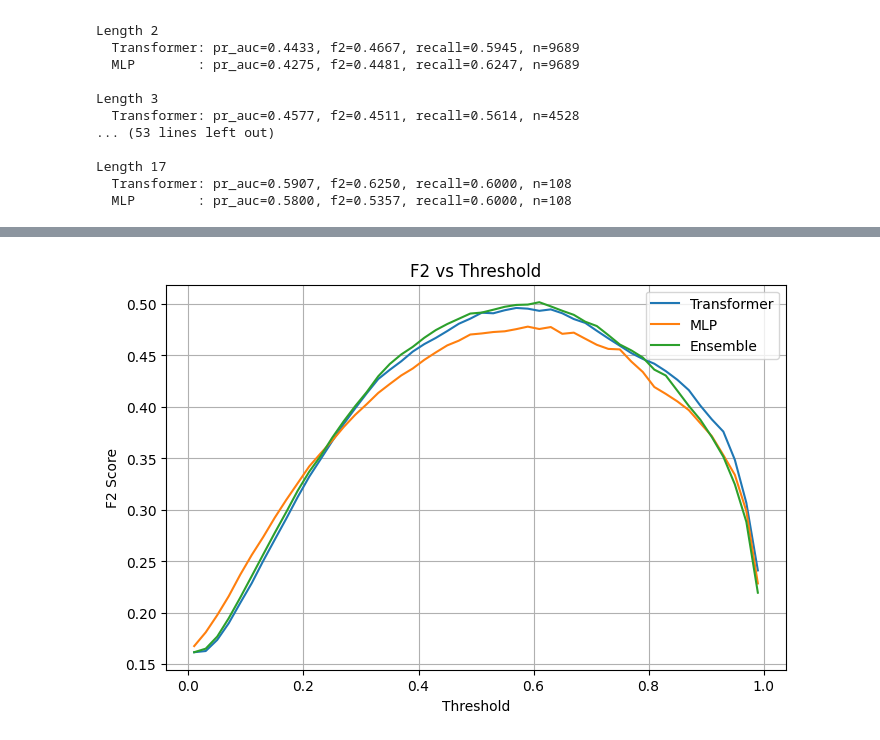
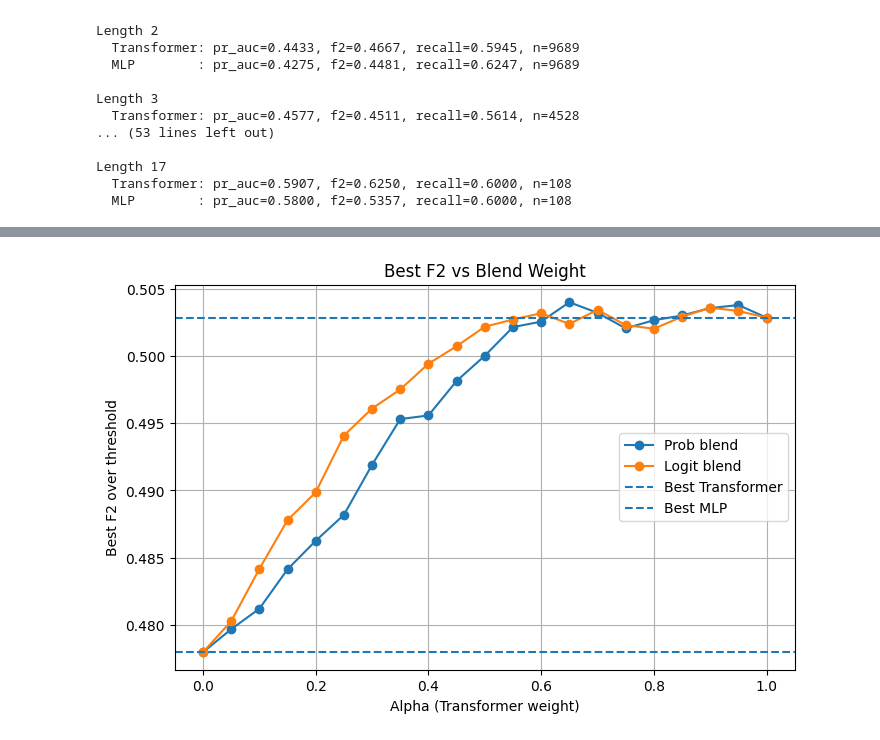
Before and after one commit to leesean5150/DL_project, a Jupyter notebook: ModelTrainer.ipynb, the cells around one changed output, grey strips where cells are left out. Cells and saved outputs as stored; diff of their text form; code cells hidden in the pictures.

```diff
--- a/ModelTrainer.ipynb
+++ b/ModelTrainer.ipynb
@@ -421,10 +534,10 @@ def print_metrics(title, metrics):
         if k in metrics:
             print(f"{k:>10s}: {metrics[k]:.4f}" if isinstance(metrics[k], float) else f"{k:>10s}: {metrics[k]}")
 # %%
-device = torch.device("cuda" if torch.cuda.is_available() else "cpu")
+device = get_device()
 THRESHOLD = 0.5
 
-transformer_ckpt_path = "checkpoints/Transformer_AE_error/best.pt"
+transformer_ckpt_path = "checkpoints/Transformer_AE_V3/best.pt"
 mlp_ckpt_path = "checkpoints/MLP_baseline/best.pt"
 
 transformer_model, transformer_ckpt, transformer_extra = build_model_from_checkpoint(
@@ -541,6 +654,8 @@ Length 17
   MLP        : pr_auc=0.5800, f2=0.5357, recall=0.6000, n=108
 # %%
 # Run threshold sweep
+import matplotlib.pyplot as plt
+
 def threshold_sweep(pred_dict, thresholds=np.linspace(0.01, 0.99, 50)):
     y_true = pred_dict["labels"]
     logits = pred_dict["logits"]
@@ -675,49 +790,68 @@ print("Best MLP:", best_mlp)
 print("Best Ensemble (prob blend):", best_ensemble_prob)
 print("Best Ensemble (logit blend):", best_ensemble_logit)
 
+def best_per_alpha(sweep_results, metric="f2"):
+    grouped = {}
+
+    for row in sweep_results:
+        alpha = row["alpha"]
+        if alpha not in grouped or row[metric] > grouped[alpha][metric]:
+            grouped[alpha] = row
+
+    return [grouped[a] for a in sorted(grouped.keys())]
+
+best_prob_per_alpha = best_per_alpha(ensemble_prob_sweep, metric="f2")
+best_logit_per_alpha = best_per_alpha(ensemble_logit_sweep, metric="f2")
+
+print("\nBest probability-blend result per alpha:")
+for row in best_prob_per_alpha:
+    print(
+        f"alpha={row['alpha']:.2f}  "
+        f"threshold={row['threshold']:.2f}  "
+        f"f2={row['f2']:.4f}  "
+        f"precision={row['precision']:.4f}  "
+        f"recall={row['recall']:.4f}"
+    )
+
+print("\nBest logit-blend result per alpha:")
+for row in best_logit_per_alpha:
+    print(
+        f"alpha={row['alpha']:.2f}  "
+        f"threshold={row['threshold']:.2f}  "
+        f"f2={row['f2']:.4f}  "
+        f"precision={row['precision']:.4f}  "
+        f"recall={row['recall']:.4f}"
+    )
 
 def plot_metric(sweep, label, metric="f2"):
     thresholds = [x["threshold"] for x in sweep]
     values = [x[metric] for x in sweep]
     plt.plot(thresholds, values, label=label)
 
-plt.figure(figsize=(8,5))
 
-plot_metric(transformer_sweep, "Transformer", "f2")
-plot_metric(mlp_sweep, "MLP", "f2")
-plot_metric(ensemble_prob_sweep, "Ensemble", "f2")
+plt.figure(figsize=(8, 5))
 
-plt.xlabel("Threshold")
-plt.ylabel("F2 Score")
-plt.title("F2 vs Threshold")
+plt.plot(
+    [row["alpha"] for row in best_prob_per_alpha],
+    [row["f2"] for row in best_prob_per_alpha],
+    marker="o",
+    label="Prob blend",
+)
+
+plt.plot(
+    [row["alpha"] for row in best_logit_per_alpha],
+    [row["f2"] for row in best_logit_per_alpha],
+    marker="o",
+    label="Logit blend",
+)
+
+plt.axhline(best_transformer["f2"], linestyle="--", label="Best Transformer")
+plt.axhline(best_mlp["f2"], linestyle="--", label="Best MLP")
+
+plt.xlabel("Alpha (Transformer weight)")
+plt.ylabel("Best F2 over threshold")
+plt.title("Best F2 vs Blend Weight")
 plt.legend()
 plt.grid(True)
 plt.show()
-
-plt.figure(figsize=(8,5))
-
-plt.plot(
-    [x["recall"] for x in transformer_sweep],
-    [x["precision"] for x in transformer_sweep],
-    label="Transformer"
-)
-
-plt.plot(
-    [x["recall"] for x in mlp_sweep],
-    [x["precision"] for x in mlp_sweep],
-    label="MLP"
-)
-
-plt.plot(
-    [x["recall"] for x in ensemble_blend_sweep],
-    [x["precision"] for x in ensemble_blend_sweep],
-    label="Ensemble"
-)
-
-plt.xlabel("Recall")
-plt.ylabel("Precision")
-plt.title("Precision-Recall Curve (Threshold Sweep)")
-plt.legend()
-plt.grid(True)
-plt.show()
 # %% [output]
@@ -727 +875 @@ Best ensemble: {'threshold': np.float64(0.61), 'precision': 0.35823529411764704,
-[figure, old version]
+[figure, new version]
```
Also changed, not shown: parts of 12 cells of this notebook, 8 other files.
